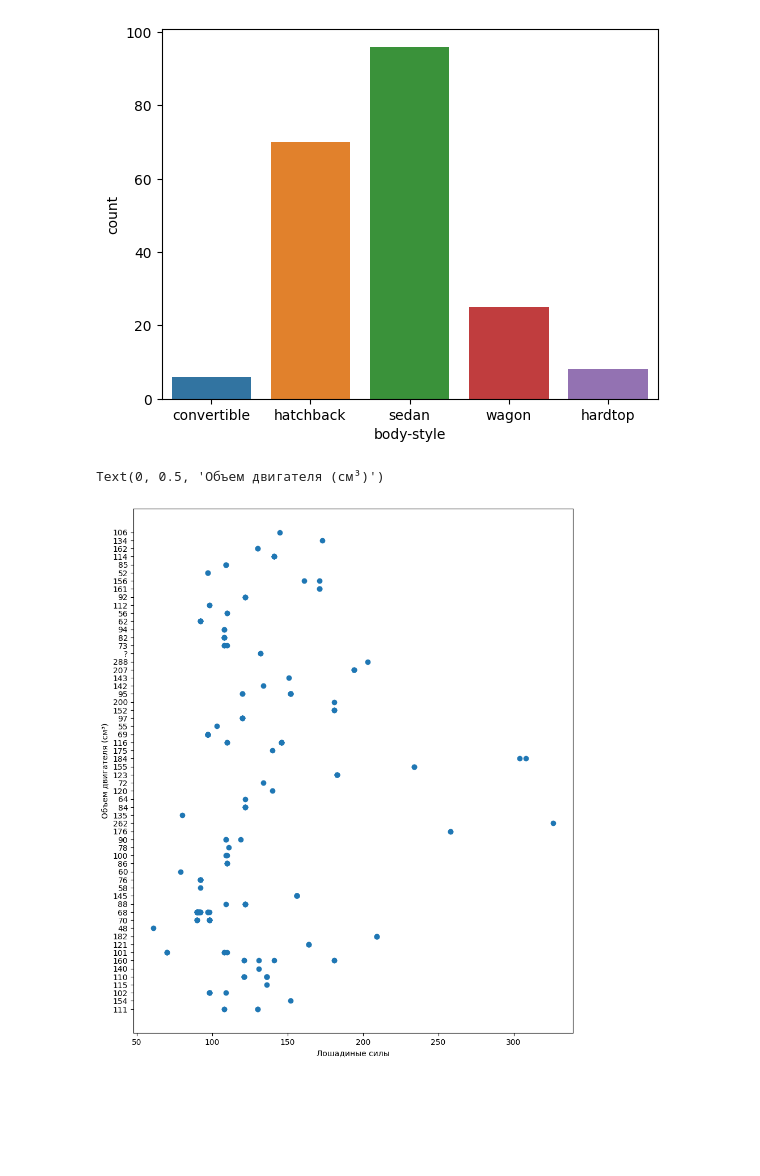
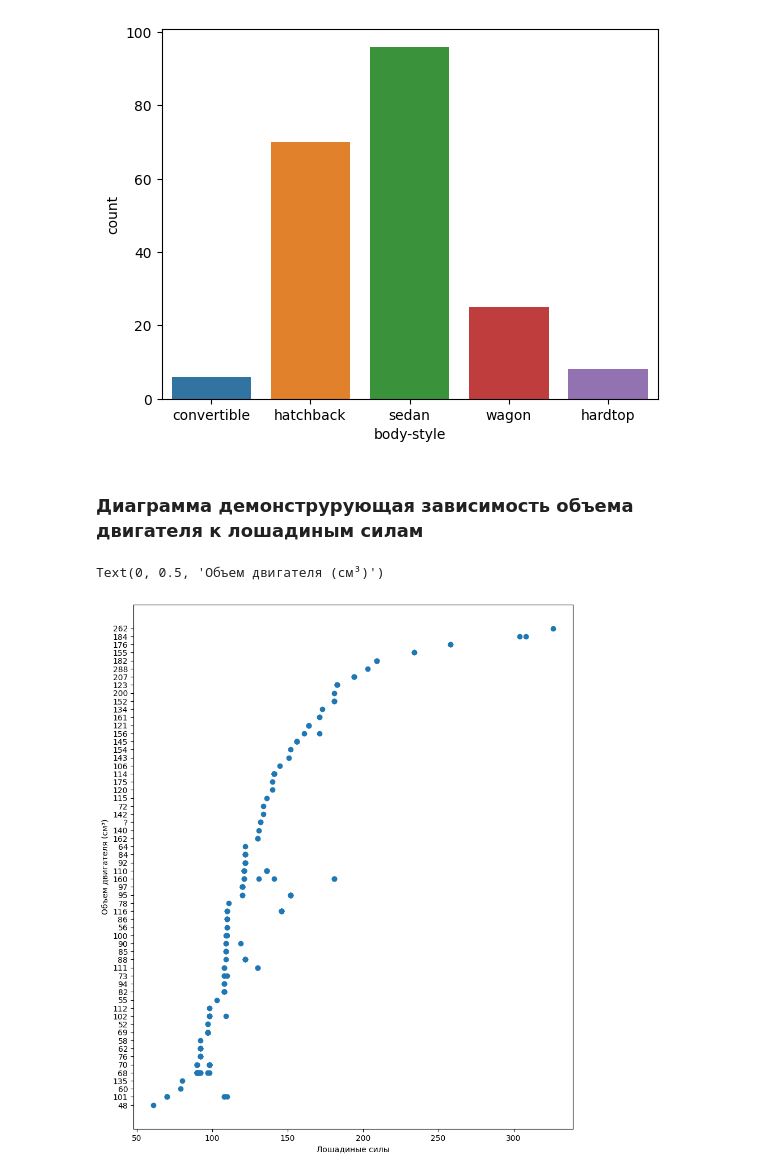
Before and after one commit to DipoPY/DSIS_summer, a Jupyter notebook: summer_dz.ipynb, the cells around one changed output. Saved outputs shown, nothing was run; the diff lists cells and outputs as text; code cells hidden in the pictures; blank space fills up the shorter version.

```diff
--- a/summer_dz.ipynb
+++ b/summer_dz.ipynb
@@ -71,11 +76,15 @@ graph1 = sns.countplot(x='fuel-type', data=data)
 graph1 = sns.countplot(x='body-style', data=data)
 # %% [output]
 [figure]
+# %% [markdown]
+### Диаграмма демонструрующая зависимость объема двигателя к лошадиным силам
 # %%
 fig, ax = plt.subplots(figsize=(10,12))
-plt.scatter(data['engine-size'], data['horsepower'])
+#df = data.sort_values('engine-size')
+
+plt.scatter(df['engine-size'], df['horsepower'])
 ax.set_xlabel("Лошадиные силы")
 ax.set_ylabel("Объем двигателя (см³)")
 # %% [output]
 Text(0, 0.5, 'Объем двигателя (см³)')
-[figure, old version]
+[figure, new version]
```
Also changed, not shown: parts of 23 cells of this notebook.
